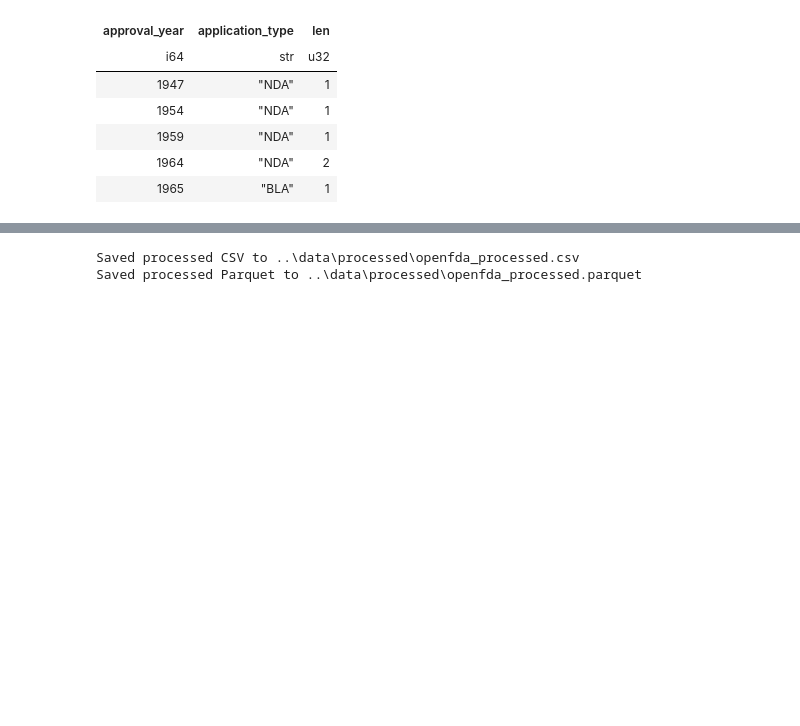
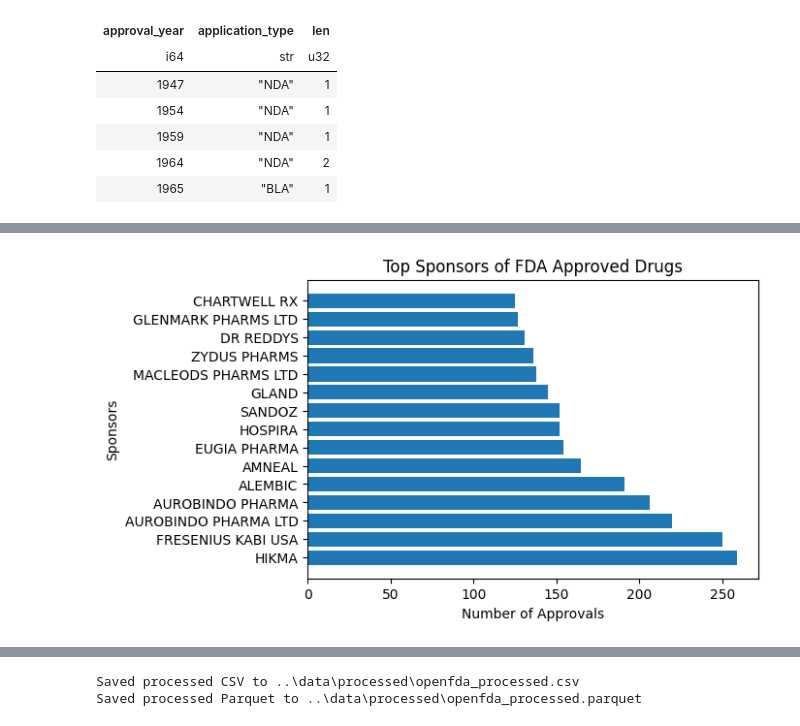
Before and after one commit to WuIlxy/245-Project, a Jupyter notebook: OpenFDA_Preprocess_EDA.ipynb, the cells around one changed output, grey strips where cells are left out. Cells and saved outputs as stored; diff of their text form; code cells hidden in the pictures; blank space fills up the shorter version.

```diff
--- a/OpenFDA_Preprocess_EDA.ipynb
+++ b/OpenFDA_Preprocess_EDA.ipynb
@@ -293,0 +276,11 @@ plt.show()
+# %%
+top_sponsors = (
+    df_clean
+    .filter(pl.col("sponsor_name").is_not_null())
+    .group_by("sponsor_name")
+    .len()
+    .sort("len", descending=True)
+    .head(15)
+)
+
+top_sponsors
@@ -293,0 +302,9 @@ plt.show()
+# %%
+plt.figure(figsize=(6, 4))
+plt.barh(top_sponsors["sponsor_name"], top_sponsors["len"])
+plt.title("Top Sponsors of FDA Approved Drugs")
+plt.ylabel("Sponsors")
+plt.xlabel("Number of Approvals")
+plt.show()
+# %% [output]
+[figure, added]
```
Also changed, not shown: parts of 9 cells of this notebook, 1 other file.
